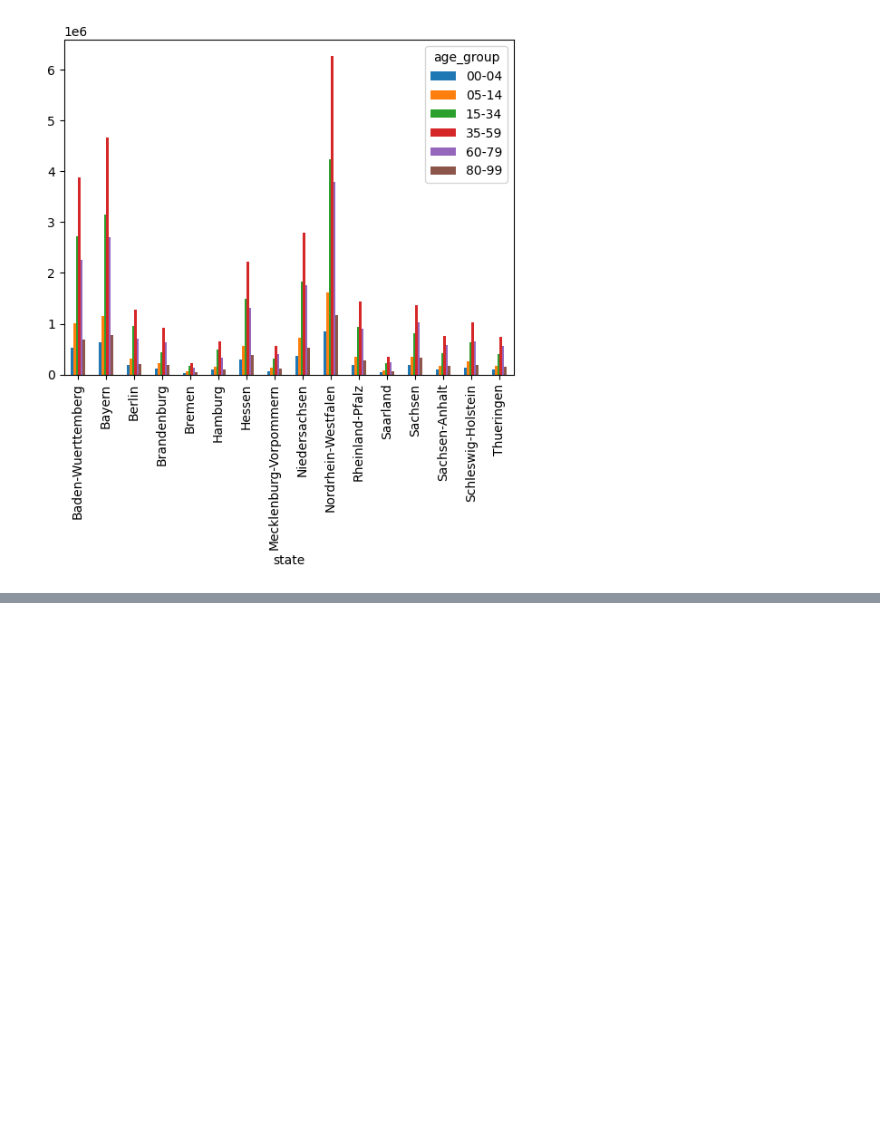
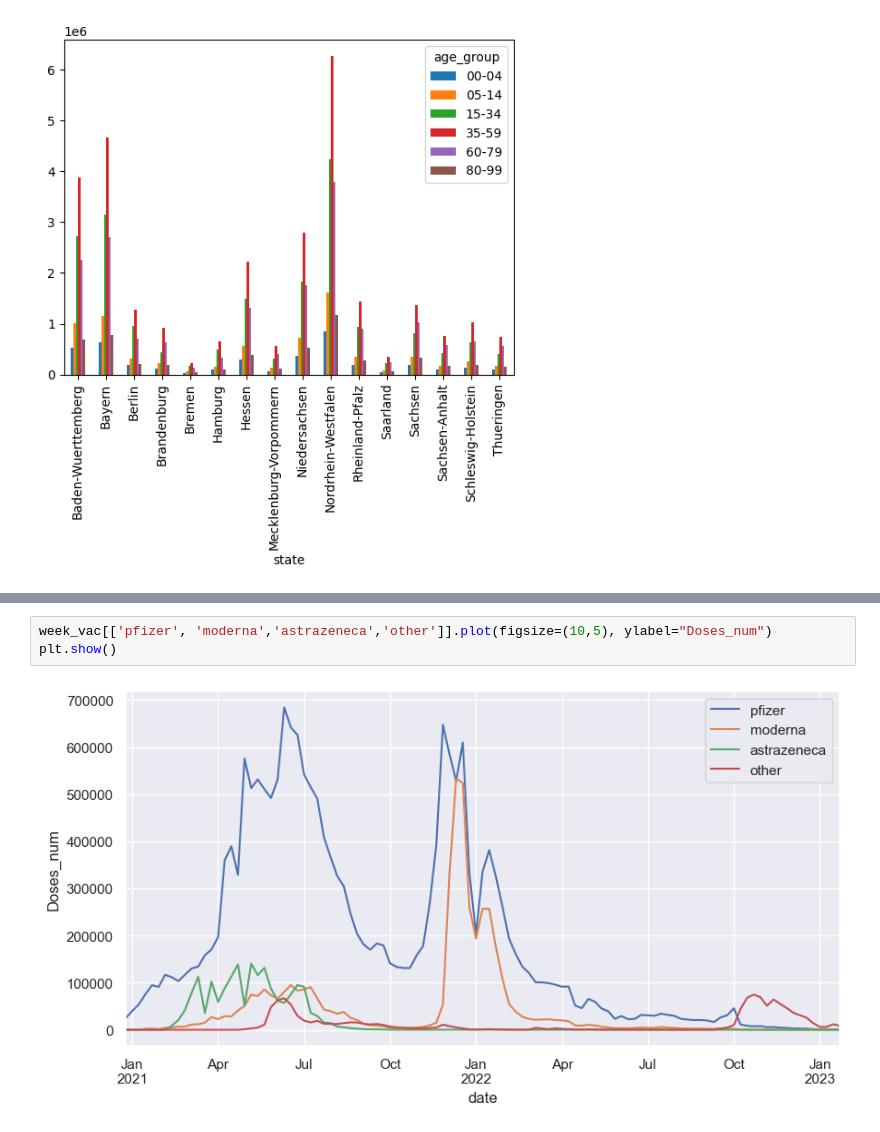
Before and after one commit to doctorf72/Naya-Practical-Data-Science-EDA-Project, a Jupyter notebook: COVID_Germany_Alin.ipynb, the cells around one changed output, grey strips where cells are left out. Drawn from its saved outputs; the diff is of its cells as text; blank space fills up the shorter version.

```diff
--- a/COVID_Germany_Alin.ipynb
+++ b/COVID_Germany_Alin.ipynb
@@ -217,0 +302,5 @@ demo.pivot_table(index="state", columns="age_group", values="population",aggfunc
+# %%
+week_vac[['pfizer', 'moderna','astrazeneca','other']].plot(figsize=(10,5), ylabel="Doses_num")
+plt.show()
+# %% [output]
+[figure, added]
```
Also changed, not shown: parts of 23 cells of this notebook, 1 other file.
